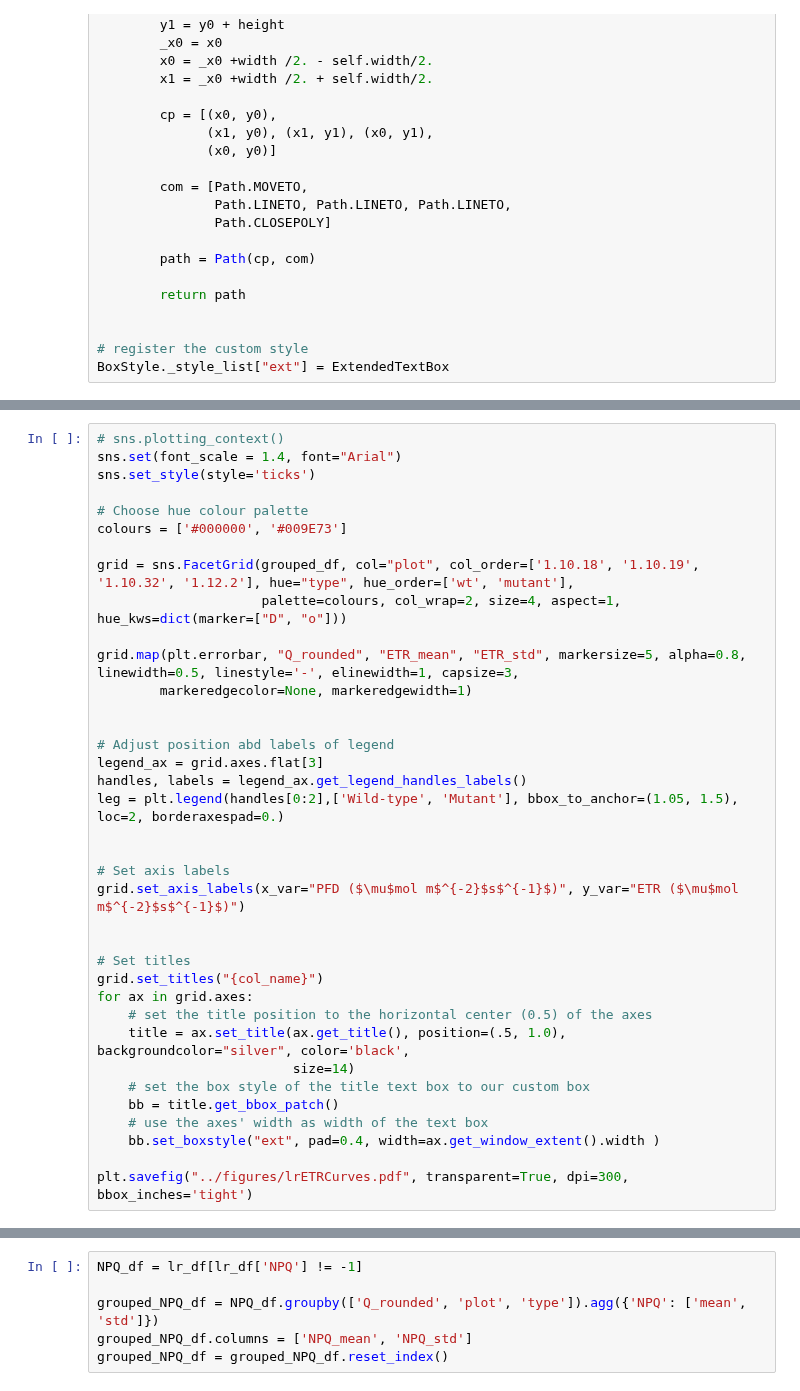
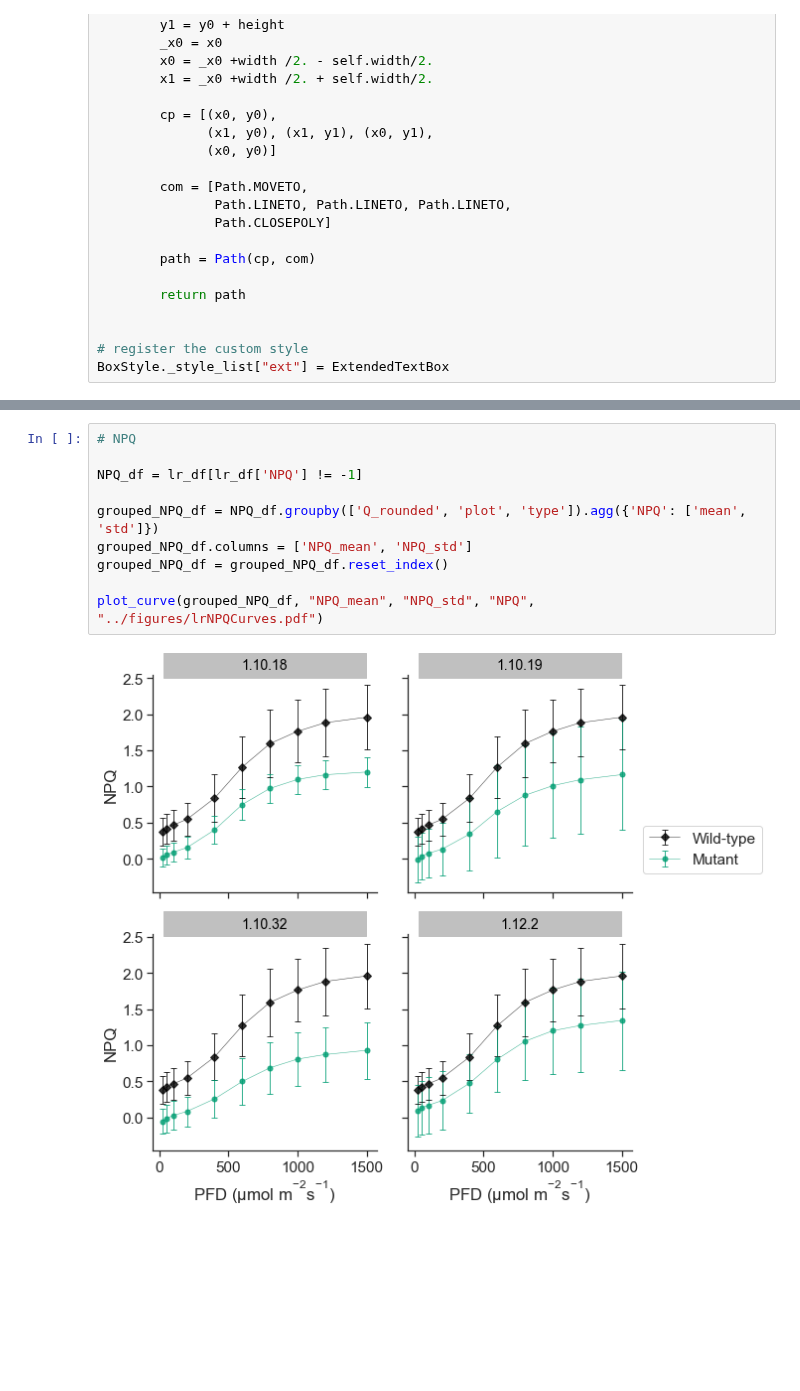
Before and after one commit to RonaCostello/Thesis, a Jupyter notebook: plots/chapter3_lr_curves.ipynb, the cells around one changed output, grey strips where cells are left out. Saved outputs shown, nothing was run; the diff lists cells and outputs as text; blank space fills up the shorter version.

Commit message:
Refactor to plot curves using a plot function

```diff
--- a/plots/chapter3_lr_curves.ipynb
+++ b/plots/chapter3_lr_curves.ipynb
@@ -205,37 +117,0 @@ plt.savefig("../figures/lrqpCurves.pdf", transparent=True, dpi=300, bbox_inches=
-# %%
-# sns.plotting_context()
-sns.set(font_scale = 1.4, font="Arial")
-sns.set_style(style='ticks')
-
-# Choose hue colour palette
-colours = ['#000000', '#009E73']
-
-grid = sns.FacetGrid(grouped_df, col="plot", col_order=['1.10.18', '1.10.19', '1.10.32', '1.12.2'], hue="type", hue_order=['wt', 'mutant'],
-                     palette=colours, col_wrap=2, size=4, aspect=1, hue_kws=dict(marker=["D", "o"]))
-
-grid.map(plt.errorbar, "Q_rounded", "ETR_mean", "ETR_std", markersize=5, alpha=0.8, linewidth=0.5, linestyle='-', elinewidth=1, capsize=3,
-        markeredgecolor=None, markeredgewidth=1)
-
-
-# Adjust position abd labels of legend
-legend_ax = grid.axes.flat[3]
-handles, labels = legend_ax.get_legend_handles_labels()
-leg = plt.legend(handles[0:2],['Wild-type', 'Mutant'], bbox_to_anchor=(1.05, 1.5), loc=2, borderaxespad=0.)
-
-
-# Set axis labels
-grid.set_axis_labels(x_var="PFD ($\mu$mol m$^{-2}$s$^{-1}$)", y_var="ETR ($\mu$mol m$^{-2}$s$^{-1}$)")
-
-
-# Set titles
-grid.set_titles("{col_name}")
-for ax in grid.axes:
-    # set the title position to the horizontal center (0.5) of the axes
-    title = ax.set_title(ax.get_title(), position=(.5, 1.0), backgroundcolor="silver", color='black',
-                         size=14)
-    # set the box style of the title text box to our custom box
-    bb = title.get_bbox_patch()
-    # use the axes' width as width of the text box
-    bb.set_boxstyle("ext", pad=0.4, width=ax.get_window_extent().width )
-
-plt.savefig("../figures/lrETRCurves.pdf", transparent=True, dpi=300, bbox_inches='tight')
@@ -246,6 +138,12 @@ plt.savefig("../figures/lrETRCurves.pdf", transparent=True, dpi=300, bbox_inches
 # %%
+# NPQ
+
 NPQ_df = lr_df[lr_df['NPQ'] != -1]
 
 grouped_NPQ_df = NPQ_df.groupby(['Q_rounded', 'plot', 'type']).agg({'NPQ': ['mean', 'std']})
 grouped_NPQ_df.columns = ['NPQ_mean', 'NPQ_std']
 grouped_NPQ_df = grouped_NPQ_df.reset_index()
+
+plot_curve(grouped_NPQ_df, "NPQ_mean", "NPQ_std", "NPQ", "../figures/lrNPQCurves.pdf")
+# %% [output]
+[figure, added]
```
Also changed, not shown: parts of 19 cells of this notebook.
